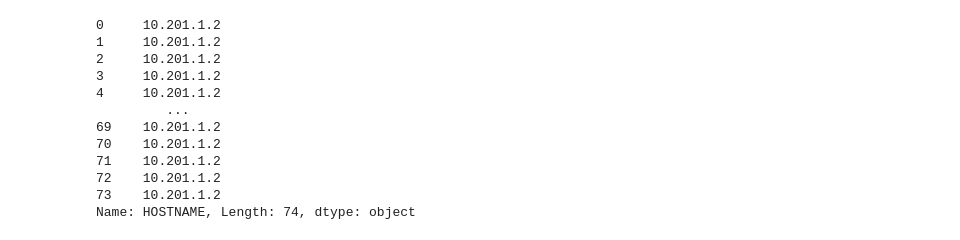
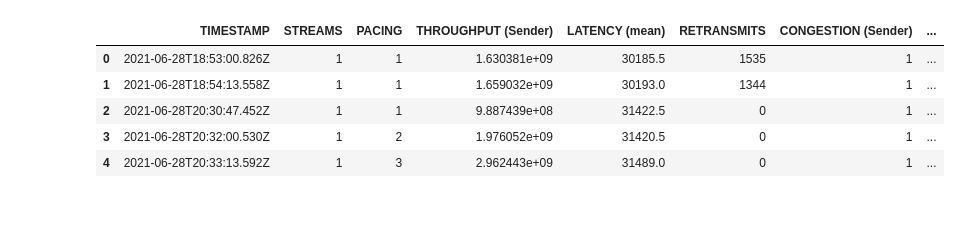
Before and after one commit to eashanadhikarla/kibana-data-retrieval, a Jupyter notebook: src/plot.ipynb, the cells around one changed output. Cells and saved outputs as stored; diff of their text form; code cells hidden in the pictures; blank space fills up the shorter version.

Commit message:
plotting statistics & folder readjustment

```diff
--- a/src/plot.ipynb
+++ b/src/plot.ipynb
@@ -24,15 +21,34 @@ df.tail(10)
-# %%
-df['HOSTNAME']
-# %% [output]
-0     10.201.1.2
-1     10.201.1.2
-2     10.201.1.2
-3     10.201.1.2
-4     10.201.1.2
-         ...
-69    10.201.1.2
-70    10.201.1.2
-71    10.201.1.2
-72    10.201.1.2
-73    10.201.1.2
-Name: HOSTNAME, Length: 74, dtype: object
+# %%
+dataPath = "data/statistics-3.csv"
+df = pd.read_csv(dataPath)
+# columnList = df.columns
+
+# Dropping columns that are not required at the moment
+df = df.drop(columns=[ 'Unnamed: 0', 'UUID', 'HOSTNAME', 'ALIAS',
+                       'THROUGHPUT (Receiver)', 'LATENCY (min.)', 'LATENCY (max.)',
+                       'CONGESTION (Receiver)', 'BYTES (Receiver)'
+                     ])
+
+# Pre-processing
+pacing = df['PACING'].values
+for i, p in enumerate(pacing):
+    v, _ = p.split("gbit")
+    pacing[i] = int(v)
+
+df['PACING'] = pacing
+df['CONGESTION (Sender)'] = (df['CONGESTION (Sender)'] == 'cubic').astype(int) # Cubic = 1 & BBRV2 = 0
+# %%
+unixtime = []
+for i in range( len(df['TIMESTAMP']) ):
+
+    unixtime.append(datetime.datetime.strptime(df['TIMESTAMP'][i], '%Y-%m-%dT%H:%M:%S.%fZ').timestamp())
+
+df['UNIX'] = unixtime
+df.head(5)
+# %% [output]
+|  | TIMESTAMP | STREAMS | PACING | THROUGHPUT (Sender) | LATENCY (mean) | RETRANSMITS | CONGESTION (Sender) | ... |
+| 0 | 2021-06-28T18:53:00.826Z | 1 | 1 | 1.630381e+09 | 30185.5 | 1535 | 1 | ... |
+| 1 | 2021-06-28T18:54:13.558Z | 1 | 1 | 1.659032e+09 | 30193.0 | 1344 | 1 | ... |
+| 2 | 2021-06-28T20:30:47.452Z | 1 | 1 | 9.887439e+08 | 31422.5 | 0 | 1 | ... |
+| 3 | 2021-06-28T20:32:00.530Z | 1 | 2 | 1.976052e+09 | 31420.5 | 0 | 1 | ... |
+| 4 | 2021-06-28T20:33:13.592Z | 1 | 3 | 2.962443e+09 | 31489.0 | 0 | 1 | ... |
```
Also changed, not shown: parts of 9 cells of this notebook, 5 other files.
